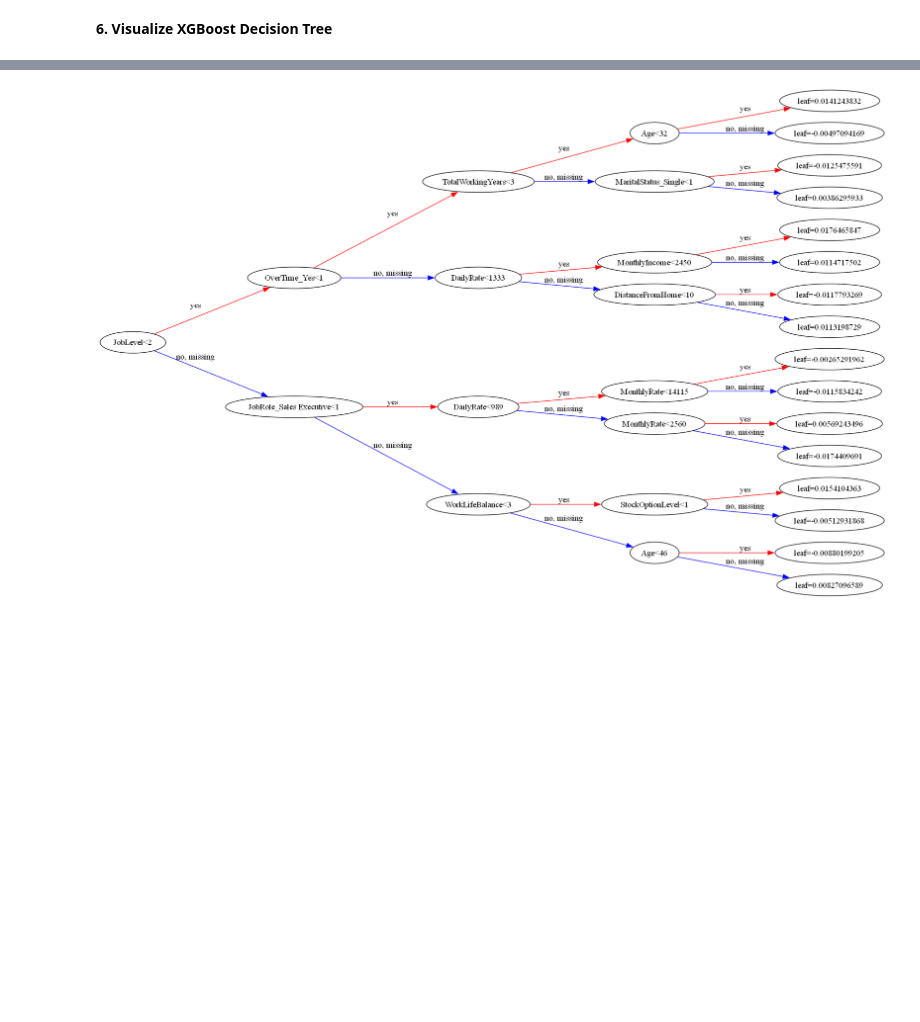
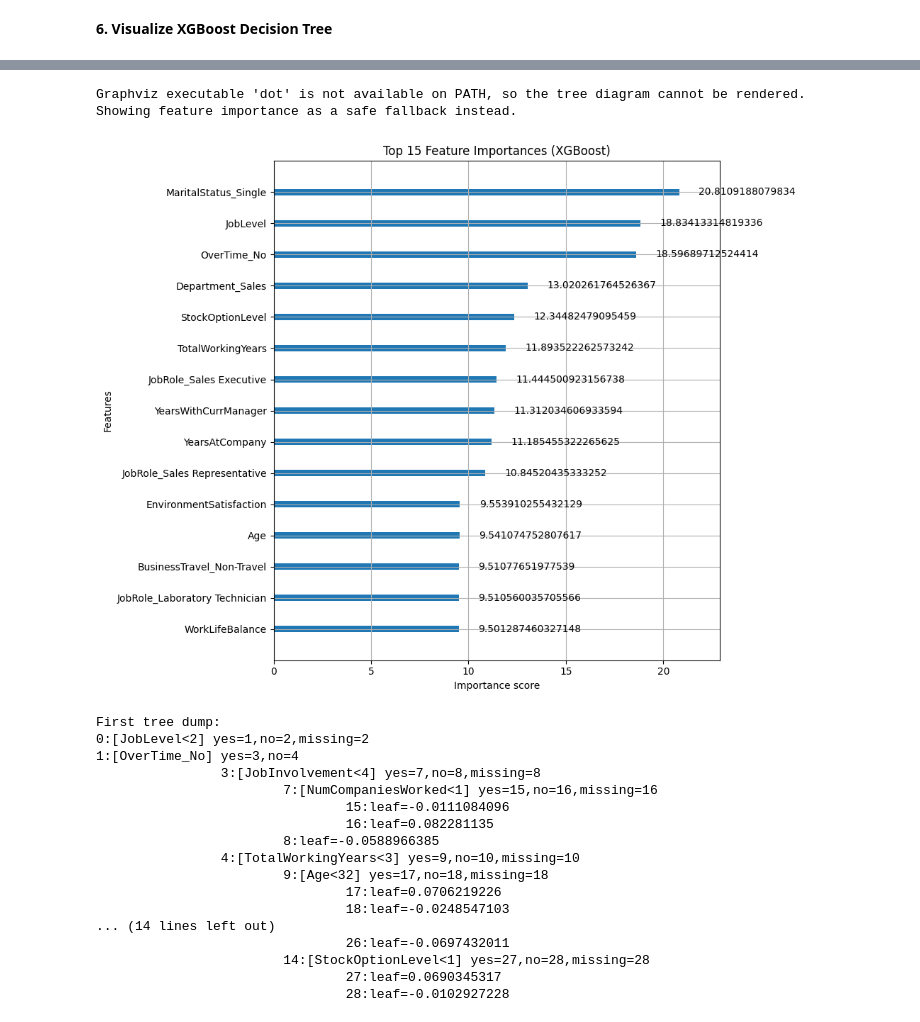
Before and after one commit to nisansalasandu/xgboost-vs-randomforest-attrition, a Jupyter notebook: notebooks/03_Model_Training_XGBoost.ipynb, the cells around one changed output, grey strips where cells are left out. Cells and saved outputs as stored; diff of their text form; code cells hidden in the pictures; blank space fills up the shorter version.

```diff
--- a/notebooks/03_Model_Training_XGBoost.ipynb
+++ b/notebooks/03_Model_Training_XGBoost.ipynb
@@ -49,8 +51,16 @@ Dataset Shape: (1470, 45)
 bool_cols = df.select_dtypes(include=['bool']).columns
 df[bool_cols] = df[bool_cols].astype(int)
 
+# Encode the target as numeric labels for XGBoost
+df['Attrition'] = df['Attrition'].map({'No': 0, 'Yes': 1}).astype(int)
+
 # Define Features (X) and Target (y)
 X = df.drop('Attrition', axis=1)
+
+# One-hot encode categorical feature columns
+cat_cols = X.select_dtypes(include=['object', 'category']).columns
+X = pd.get_dummies(X, columns=cat_cols, drop_first=False)
+
 y = df['Attrition']
 
 # Split data into training and testing sets (80/20 split)
@@ -59,5 +69,6 @@ X_train, X_test, y_train, y_test = train_test_split(
 )
 
 print("Data splitting completed.")
+print(f'Encoded categorical columns: {list(cat_cols)}')
 # %% [output]
 Data splitting completed.
@@ -161,13 +179,43 @@ Note: you may need to restart the kernel to use updated packages.
 # %%
+import shutil
 import xgboost as xgb
 import matplotlib.pyplot as plt
 
-fig, ax = plt.subplots(figsize=(80, 40), dpi=100)
+if shutil.which('dot') is None:
+    print("Graphviz executable 'dot' is not available on PATH, so the tree diagram cannot be rendered.")
+    print("Showing feature importance as a safe fallback instead.")
 
-xgb.plot_tree(best_model, num_trees=0, ax=ax, rankdir='LR')
+    fig, ax = plt.subplots(figsize=(10, 8))
+    xgb.plot_importance(best_model, ax=ax, importance_type='gain', max_num_features=15)
+    ax.set_title('Top 15 Feature Importances (XGBoost)')
+    plt.tight_layout()
+    plt.show()
 
-plt.savefig("xgboost_tree_high_res.png", bbox_inches='tight', dpi=300)
-
-plt.show()
+    print('\nFirst tree dump:')
+    print(best_model.get_booster().get_dump(with_stats=False)[0])
+else:
+    fig, ax = plt.subplots(figsize=(80, 40), dpi=100)
+    xgb.plot_tree(best_model, num_trees=0, ax=ax, rankdir='LR')
+    plt.savefig("xgboost_tree_high_res.png", bbox_inches='tight', dpi=300)
+    plt.show()
 # %% [output]
+Graphviz executable 'dot' is not available on PATH, so the tree diagram cannot be rendered.
+Showing feature importance as a safe fallback instead.
-[figure, old version]
+[figure, new version]
+First tree dump:
+0:[JobLevel<2] yes=1,no=2,missing=2
+1:[OverTime_No] yes=3,no=4
+                3:[JobInvolvement<4] yes=7,no=8,missing=8
+                        7:[NumCompaniesWorked<1] yes=15,no=16,missing=16
+                                15:leaf=-0.0111084096
+                                16:leaf=0.082281135
+                        8:leaf=-0.0588966385
+                4:[TotalWorkingYears<3] yes=9,no=10,missing=10
+                        9:[Age<32] yes=17,no=18,missing=18
+                                17:leaf=0.0706219226
+                                18:leaf=-0.0248547103
+... (14 lines left out)
+                                26:leaf=-0.0697432011
+                        14:[StockOptionLevel<1] yes=27,no=28,missing=28
+                                27:leaf=0.0690345317
+                                28:leaf=-0.0102927228
```
Also changed, not shown: parts of 7 cells of this notebook.
